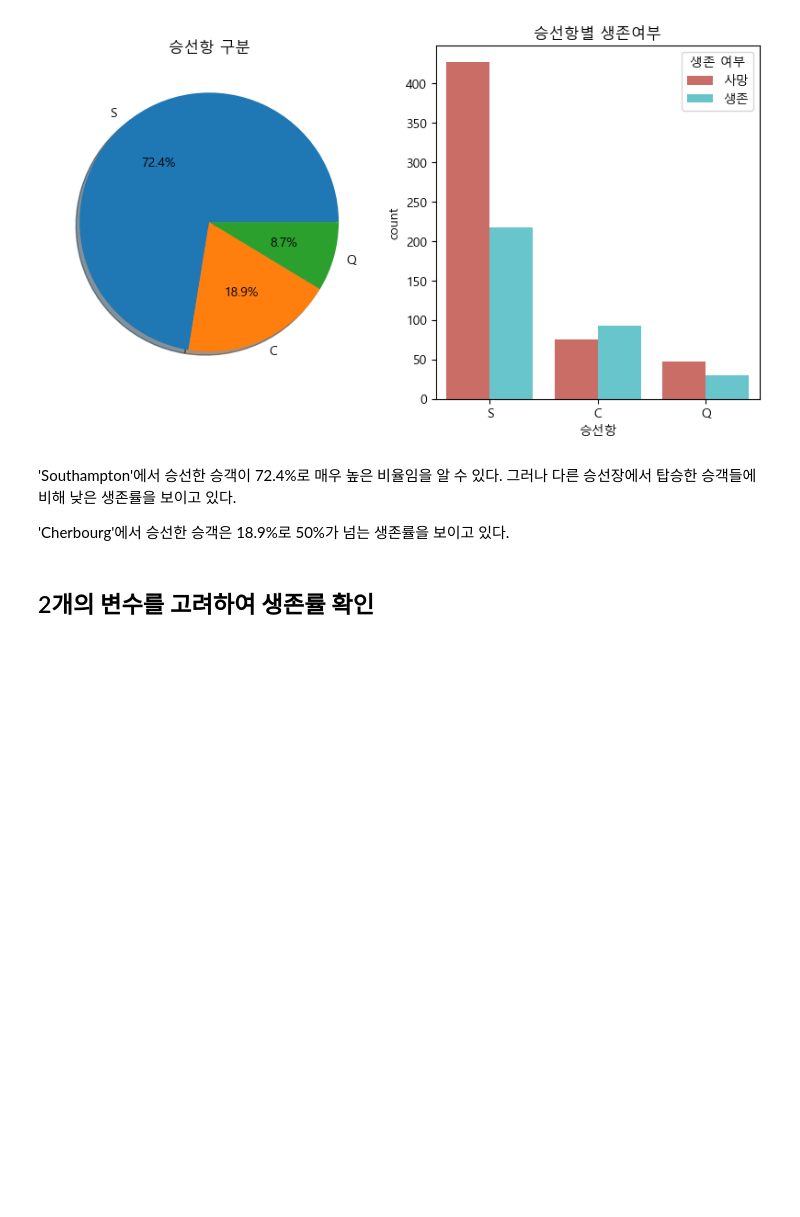
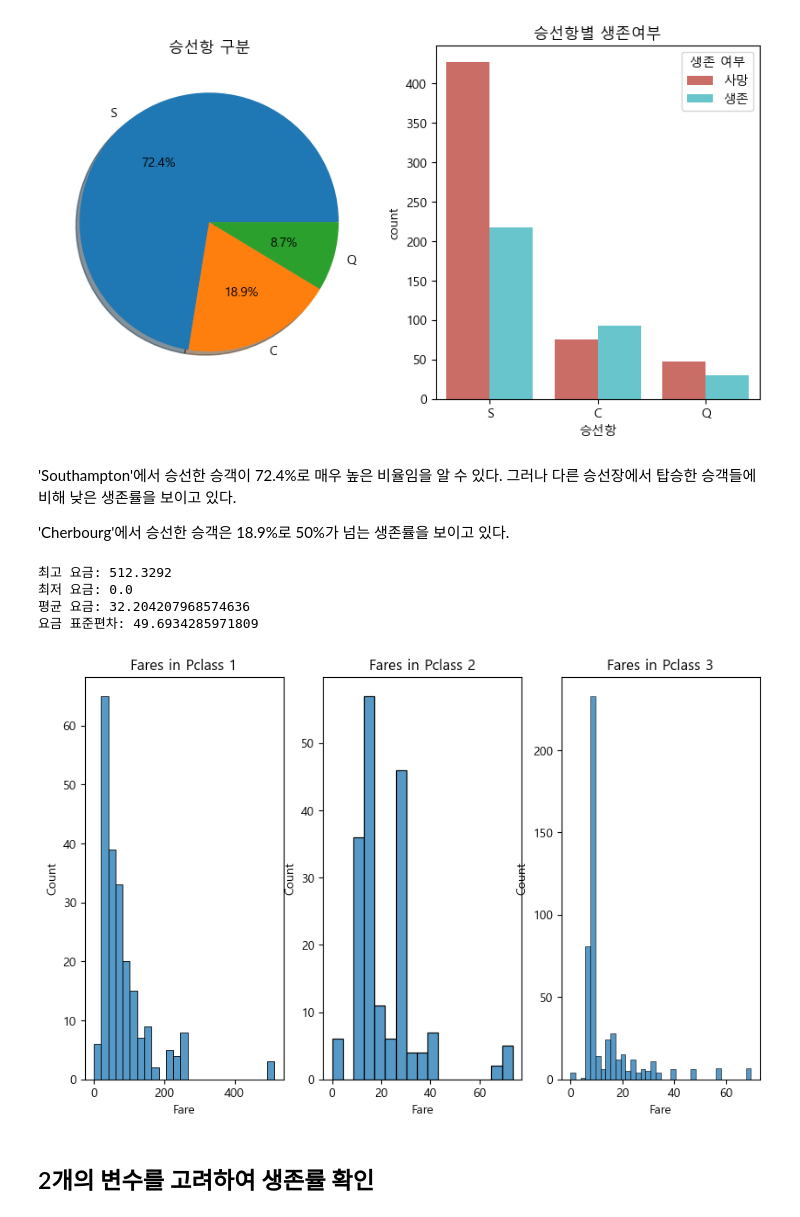
Before and after one commit to jungbin927/Titanic_project, a Jupyter notebook: Titanic_project_2020100381_JB.ipynb, the cells around one changed output. Saved outputs shown, nothing was run; the diff lists cells and outputs as text; code cells hidden in the pictures; blank space fills up the shorter version.

```diff
--- a/Titanic_project_2020100381_JB.ipynb
+++ b/Titanic_project_2020100381_JB.ipynb
@@ -328,6 +338,27 @@ ax[1].legend(handles, new_labels, title='생존 여부')
 'Southampton'에서 승선한 승객이 72.4%로 매우 높은 비율임을 알 수 있다. 그러나 다른 승선장에서 탑승한 승객들에 비해 낮은 생존률을 보이고 있다.
 
 'Cherbourg'에서 승선한 승객은 18.9%로 50%가 넘는 생존률을 보이고 있다.
+# %%
+print('최고 요금:',df['Fare'].max())
+print('최저 요금:',df['Fare'].min())
+print('평균 요금:',df['Fare'].mean())
+print('요금 표준편차:',df['Fare'].std())
+# %% [output]
+최고 요금: 512.3292
+최저 요금: 0.0
+평균 요금: 32.204207968574636
+요금 표준편차: 49.6934285971809
+# %%
+f,ax=plt.subplots(1,3,figsize=(10,6))
+sns.histplot(df[df['Pclass']==1].Fare,ax=ax[0])
+ax[0].set_title('Fares in Pclass 1')
+sns.histplot(df[df['Pclass']==2].Fare,ax=ax[1])
+ax[1].set_title('Fares in Pclass 2')
+sns.histplot(df[df['Pclass']==3].Fare,ax=ax[2])
+ax[2].set_title('Fares in Pclass 3')
+plt.show()
+# %% [output]
+[figure, added]
 # %% [markdown]
 ## 2개의 변수를 고려하여 생존률 확인
 # %%
```
Also changed, not shown: parts of 40 cells of this notebook, 1 other file.
